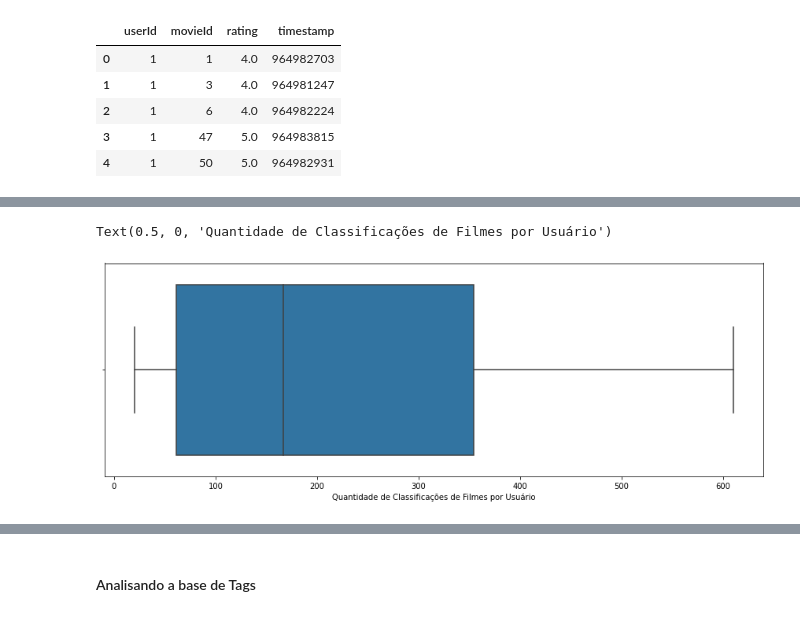
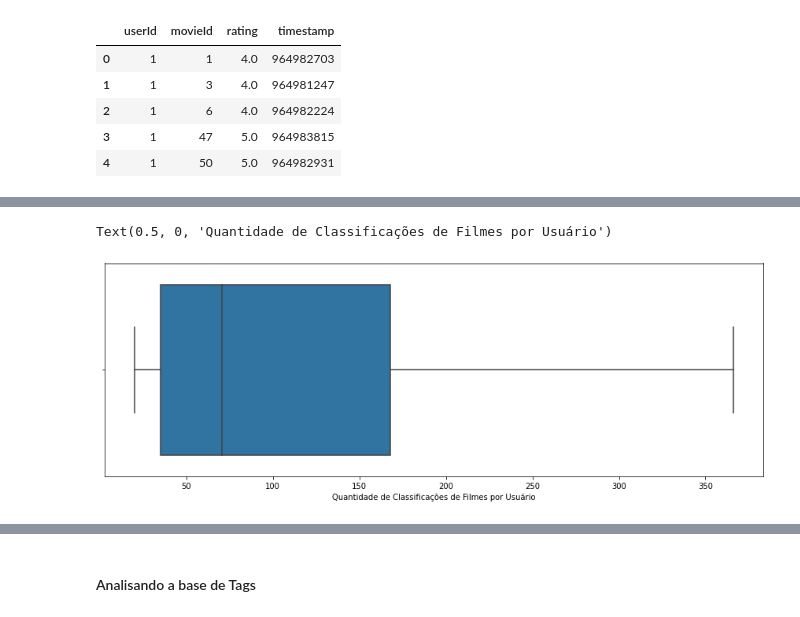
Before and after one commit to thpomari/posgraduacao, a Jupyter notebook: atividades/avaliacao_1/D1EAD-Avaliacao_1.ipynb, the cells around one changed output, grey strips where cells are left out. Saved outputs shown, nothing was run; the diff lists cells and outputs as text; code cells hidden in the pictures.

```diff
--- a/atividades/avaliacao_1/D1EAD-Avaliacao_1.ipynb
+++ b/atividades/avaliacao_1/D1EAD-Avaliacao_1.ipynb
@@ -238,8 +246,8 @@ Name: ratedMovies, dtype: float64
 # %%
 # Avaliação visual dos quartis para entender a distribuição do dado.
 plt.figure(figsize=(15, 5))
-fig = sns.boxplot(x=user_rate_count_rate_stats, showfliers=False)
+fig = sns.boxplot(x=df_ratings_rate_count_by_userid['ratedMovies'], showfliers=False)
 plt.xlabel("Quantidade de Classificações de Filmes por Usuário")
 # %% [output]
 Text(0.5, 0, 'Quantidade de Classificações de Filmes por Usuário')
-[figure, old version]
+[figure, new version]
```
Also changed, not shown: parts of 23 cells of this notebook.
